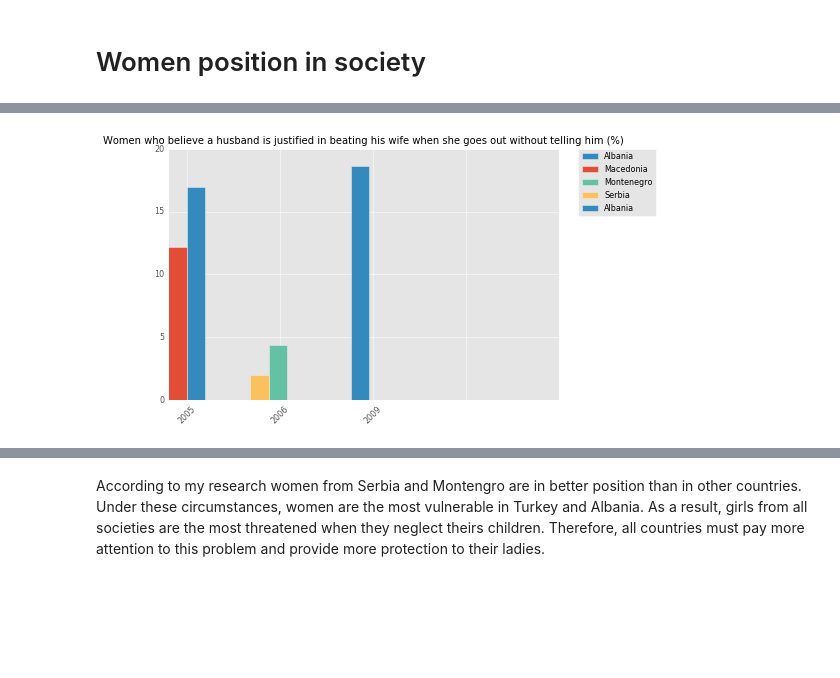
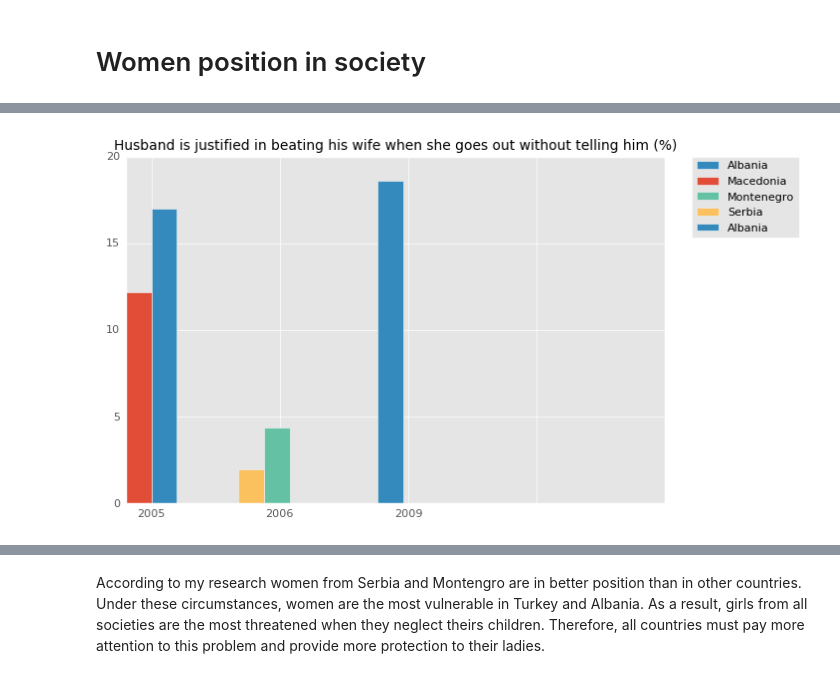
Before and after one commit to gospodjamicka/candidates-countries, a Jupyter notebook: candidates countries for eu.ipynb, the cells around one changed output, grey strips where cells are left out. Drawn from its saved outputs; the diff is of its cells as text; code cells hidden in the pictures; blank space fills up the shorter version.

```diff
--- a/candidates countries for eu.ipynb
+++ b/candidates countries for eu.ipynb
@@ -44,8 +44,8 @@ pd.set_option('display.float_format', lambda x: '%.3f' % x)
 # %% [markdown]
 # Data Preparation
 # %%
-f = pd.read_csv('C:\\Users\\madza\\Desktop\\WDI_csv\\WDI_Data.csv', encoding='windows-1251')
-f.rename(columns={'Country Name': 'CountryName', 'Country Code': 'CountryCode', 'Indicator Name': 'IndicatorName', 'Indicator Code': 'IndicatorCode'}, inplace=True)
+f = pd.read_csv('C:\\Users\\madza\\Desktop\\WDI_Data.csv', encoding='windows-1251')
+f.columns = (i.replace(' ', '') for i in f.columns.values.tolist())
 
 country = ['Albania', 'Croatia', 'European Union', 'Macedonia, FYR', 'Montenegro', 'Serbia', 'Turkey']
 df = f.loc[f.CountryName.isin(country)].copy()
@@ -333,16 +327,17 @@ def women(indicators):
         bar_width = 0.2
         h = 1.08
         ha = 'left'
-        year = []
-        countries = {}
         for i in range(len(ind_women.Value)):
             country = ind_women.iloc[i].CountryName
             c = colors[country]
-            #countries[country1] = 0
             ax.bar(l, ind_women.iloc[i].Value, width=bar_width, color=c, label=country)
-            year.append(l)
-            plt.xticks(range(len(year)), ind_women.Year.unique(), horizontalalignment=ha, rotation=45)
-            plt.title(ind_women.iloc[0].IndicatorName)
+            plt.xticks(range(len(ind_women.Year)), ind_women.Year.unique(), horizontalalignment=ha)
+            title = ind_women.iloc[0].IndicatorName
+            women = 'husband'
+            if len(title) >= 88 and women in title:
+                ind = title.rfind(women)
+                title = str.capitalize(title[ind:len(title)])
+            plt.title(title)
             if i < len(ind_women.Value)-1:
                 if ind_women.iloc[i].Year == ind_women.iloc[i+1].Year:
                     l -= bar_width
@@ -359 +354 @@ women(ind)
-[figure, old version]
+[figure, new version]
```
Also changed, not shown: parts of 7 cells of this notebook.
